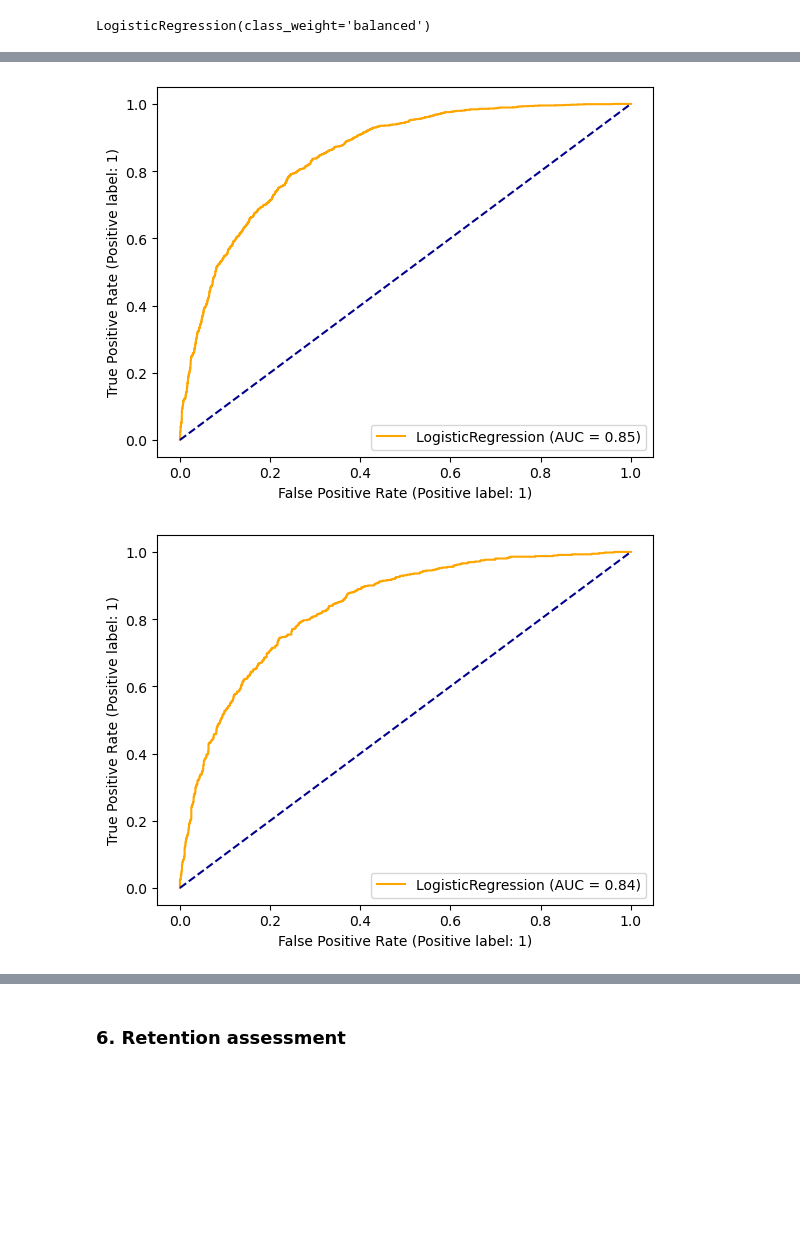
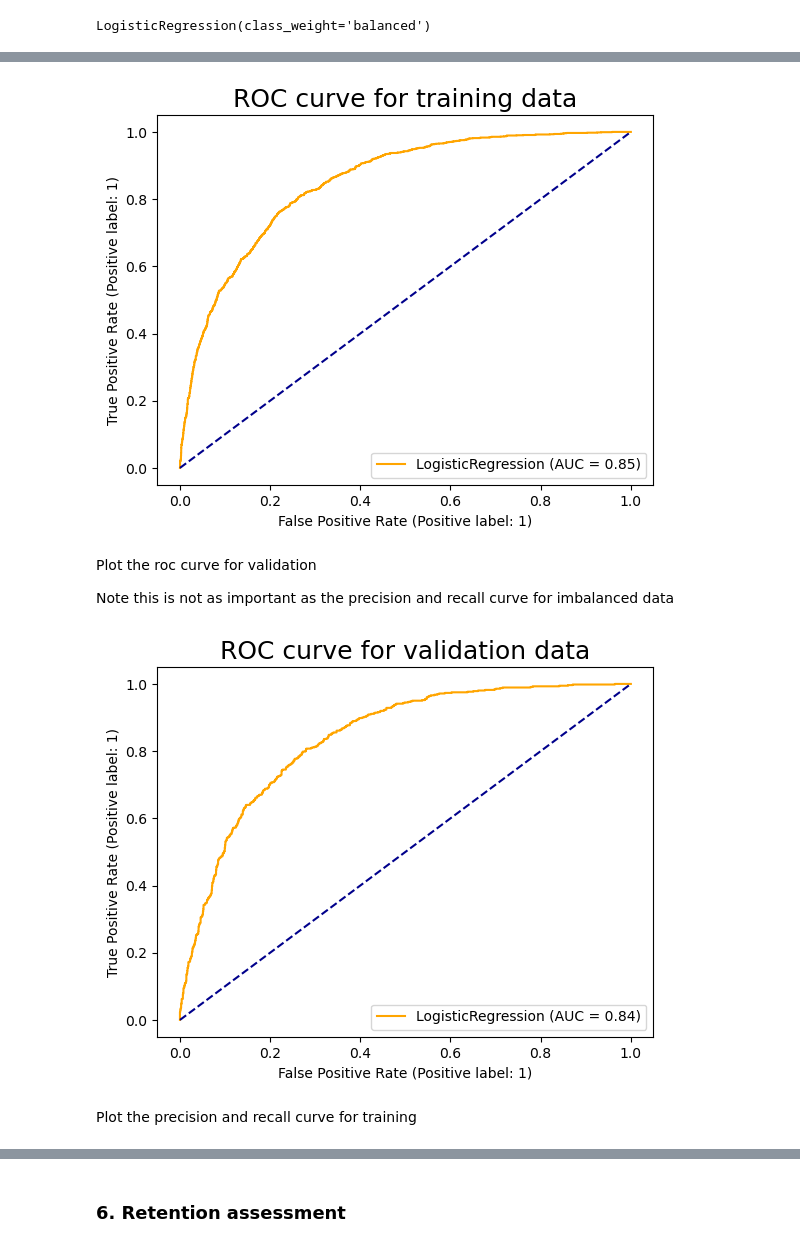
Before and after one commit to AshjWright88/Churn-Model, a Jupyter notebook: 03 Models/AW_Model.ipynb, the cells around one changed output, grey strips where cells are left out. Cells and saved outputs as stored; diff of their text form; code cells hidden in the pictures; blank space fills up the shorter version.

```diff
--- a/03 Models/AW_Model.ipynb
+++ b/03 Models/AW_Model.ipynb
@@ -47,6 +49,6 @@ import joblib
 # %%
 # Read in data
-df =pd.read_csv('../01 Data/raw__churn_challenge__20210821.csv')
+df =pd.read_csv('../01 Data/churn_challenge.csv')
 # %%
 df.head()
 # %% [output]
@@ -139,4 +141,3 @@ df2 = df.iloc[:,1:]
 # %%
-# Convert the predictor variable in to a binary numeric variable
-df2['Churn'].replace(to_replace='Yes', value=1, inplace=True)
-df2['Churn'].replace(to_replace='No',  value=0, inplace=True)
+df2['Churn'].replace(to_replace=['Yes', 'No'] ,value = [1, 0], inplace=True)
+df2.head()
@@ -308,13 +347,23 @@ plt.show()
 # %%
-plot_roc_curve(logreg, X_train, y_train, color='orange')
+rc = plot_roc_curve(logreg, X_train, y_train, color='orange')
+rc.ax_.set_title('ROC curve for training data',fontsize = 18 )
 plt.plot([0, 1], [0, 1], color='darkblue', linestyle='--')
+plt.savefig('../04 Output/roccrvetrain.png', dpi=300, bbox_inches = 'tight', pad_inches = 0)
 plt.show()
 # %% [output]
-[figure, old version]
+[figure, new version]
+# %% [markdown]
+Plot the roc curve for validation
+
+Note this is not as important as the precision and recall curve for imbalanced data
 # %%
-plot_roc_curve(logreg, X_val, y_val, color='orange')
+rc = plot_roc_curve(logreg, X_val, y_val, color='orange')
+rc.ax_.set_title('ROC curve for validation data',fontsize = 18 )
 plt.plot([0, 1], [0, 1], color='darkblue', linestyle='--')
+plt.savefig('../04 Output/roccrveval.png', dpi=300, bbox_inches = 'tight', pad_inches = 0)
 plt.show()
 # %% [output]
-[figure, old version]
+[figure, new version]
+# %% [markdown]
+Plot the precision and recall curve for training
 # %%
```
Also changed, not shown: parts of 54 cells of this notebook, 3 other files.
